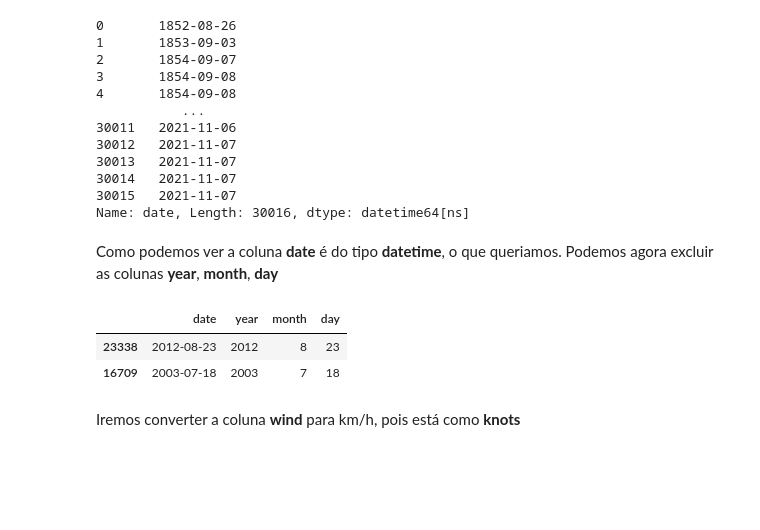
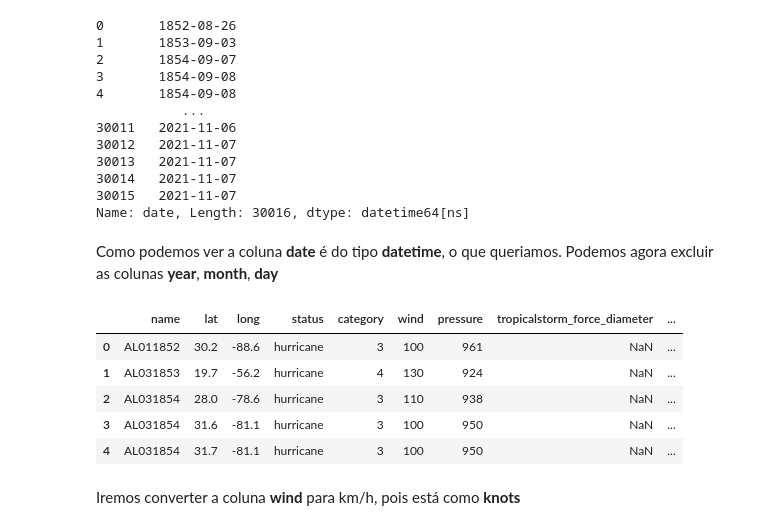
Before and after one commit to Jeferson-Peter/DataScience-Storm-Analytics, a Jupyter notebook: storm_analytics.ipynb, the cells around one changed output. Drawn from its saved outputs; the diff is of its cells as text; code cells hidden in the pictures; blank space fills up the shorter version.

```diff
--- a/storm_analytics.ipynb
+++ b/storm_analytics.ipynb
@@ -239,11 +170,14 @@ Podemos agora excluir as colunas **year**, **month**, **day**
 # %%
 df[['date', 'year', 'month', 'day']].sample(2)
 
-df = df.drop(columns=['year', 'month', 'day', 'hour'])
+df = df.drop(columns=['year', 'month', 'day'])
 df.head()
 # %% [output]
-|  | date | year | month | day |
-| 23338 | 2012-08-23 | 2012 | 8 | 23 |
-| 16709 | 2003-07-18 | 2003 | 7 | 18 |
+|  | name | lat | long | status | category | wind | pressure | tropicalstorm_force_diameter | ... |
+| 0 | AL011852 | 30.2 | -88.6 | hurricane | 3 | 100 | 961 | NaN | ... |
+| 1 | AL031853 | 19.7 | -56.2 | hurricane | 4 | 130 | 924 | NaN | ... |
+| 2 | AL031854 | 28.0 | -78.6 | hurricane | 3 | 110 | 938 | NaN | ... |
+| 3 | AL031854 | 31.6 | -81.1 | hurricane | 3 | 100 | 950 | NaN | ... |
+| 4 | AL031854 | 31.7 | -81.1 | hurricane | 3 | 100 | 950 | NaN | ... |
 # %% [markdown]
 Iremos converter a coluna **wind** para km/h, pois está como **knots**
```
Also changed, not shown: parts of 22 cells of this notebook.
